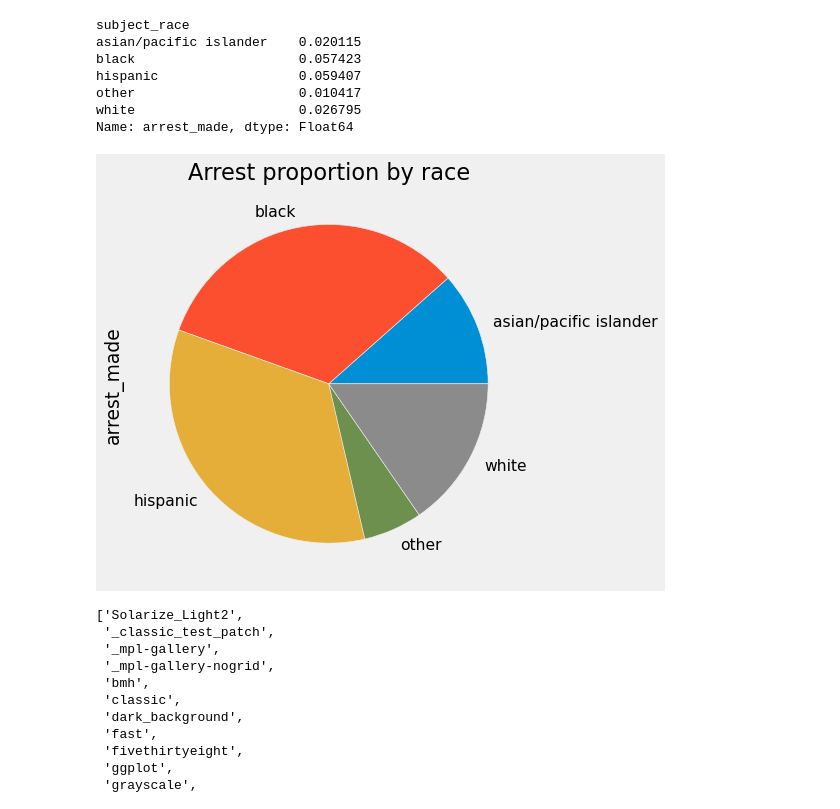
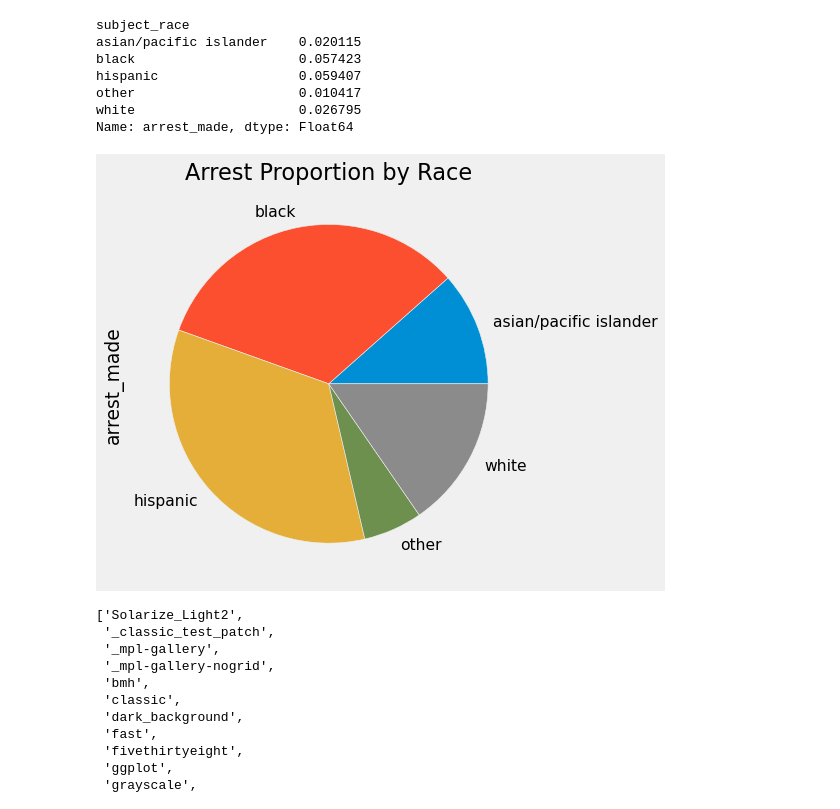
Before and after one commit to nevracorapsiz/Analyzing-Rhode-Island-Traffic-Stops, a Jupyter notebook: RI_TRAFFIC_STOPS.ipynb, the cells around one changed output. Cells and saved outputs as stored; diff of their text form; code cells hidden in the pictures.

```diff
--- a/RI_TRAFFIC_STOPS.ipynb
+++ b/RI_TRAFFIC_STOPS.ipynb
@@ -204,10 +204,10 @@ other                     0.010417
 white                     0.026795
 Name: arrest_made, dtype: Float64
 # %%
-arrest_by_race.plot(kind="pie", title="Arrest proportion by race")
+arrest_by_race.plot(kind="pie", title="Arrest Proportion by Race")
 plt.style.use("fivethirtyeight")
 # %% [output]
-[figure, old version]
+[figure, new version]
 # %%
 plt.style.available
 # %% [output]
```
Also changed, not shown: parts of 6 cells of this notebook.
